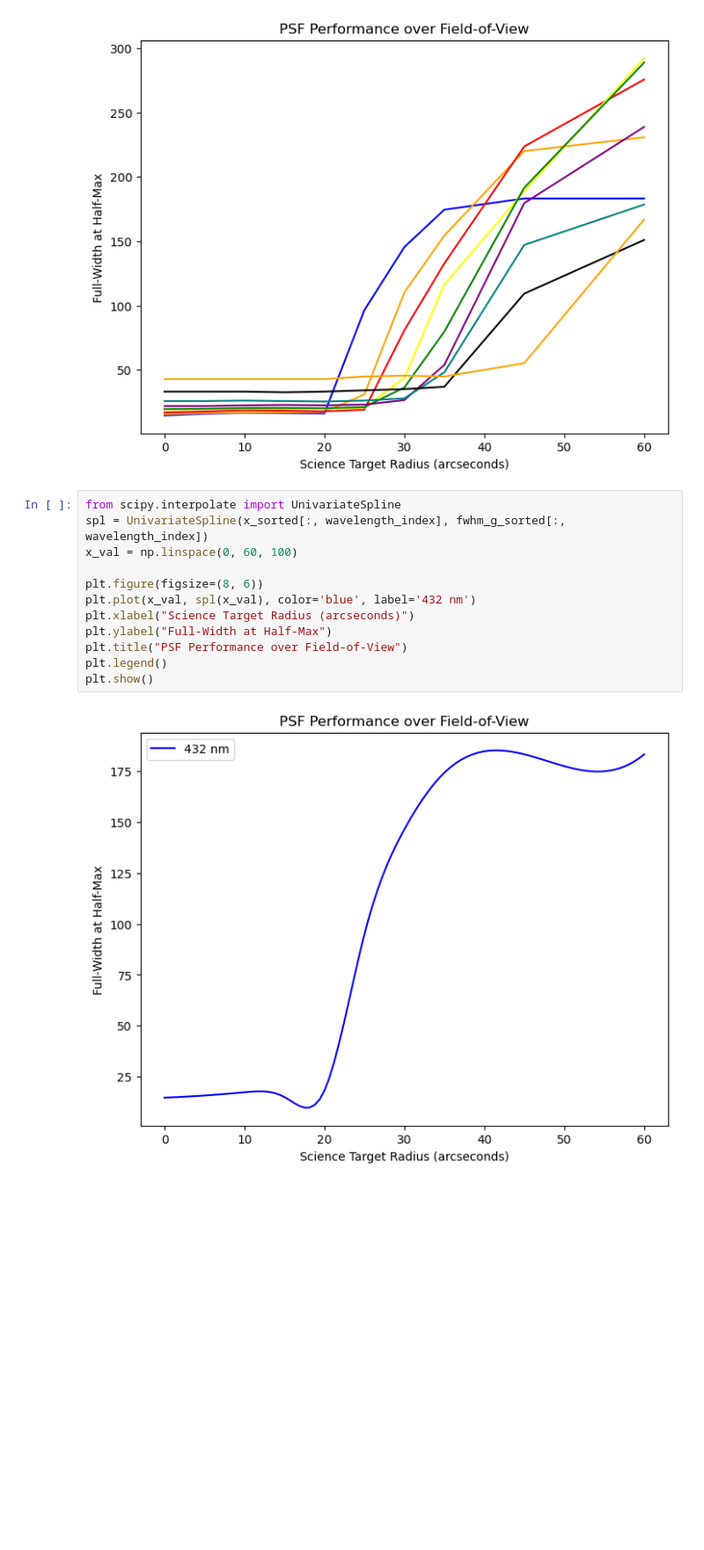
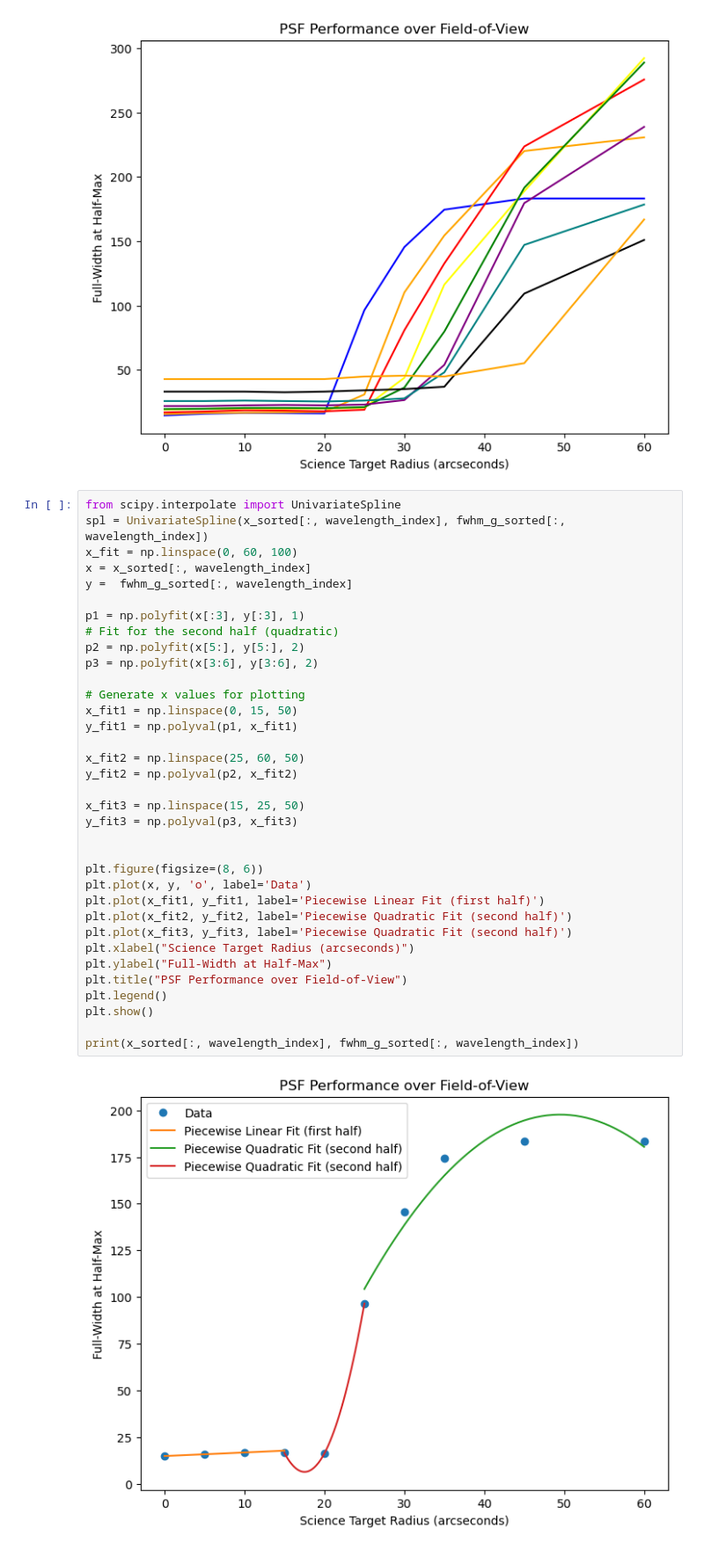
Before and after one commit to bpeck114/ulab_ao, a Jupyter notebook: plotting_many_psfs.ipynb, the cells around one changed output. Shown at 88% size. Saved outputs shown, nothing was run; the diff lists cells and outputs as text; blank space fills up the shorter version.

```diff
--- a/plotting_many_psfs.ipynb
+++ b/plotting_many_psfs.ipynb
@@ -224,14 +224,37 @@ plt.show()
 # %%
 from scipy.interpolate import UnivariateSpline
 spl = UnivariateSpline(x_sorted[:, wavelength_index], fwhm_g_sorted[:, wavelength_index])
-x_val = np.linspace(0, 60, 100)
+x_fit = np.linspace(0, 60, 100)
+x = x_sorted[:, wavelength_index]
+y =  fwhm_g_sorted[:, wavelength_index]
+
+p1 = np.polyfit(x[:3], y[:3], 1)
+# Fit for the second half (quadratic)
+p2 = np.polyfit(x[5:], y[5:], 2)
+p3 = np.polyfit(x[3:6], y[3:6], 2)
+
+# Generate x values for plotting
+x_fit1 = np.linspace(0, 15, 50)
+y_fit1 = np.polyval(p1, x_fit1)
+
+x_fit2 = np.linspace(25, 60, 50)
+y_fit2 = np.polyval(p2, x_fit2)
+
+x_fit3 = np.linspace(15, 25, 50)
+y_fit3 = np.polyval(p3, x_fit3)
+
 
 plt.figure(figsize=(8, 6))
-plt.plot(x_val, spl(x_val), color='blue', label='432 nm')
+plt.plot(x, y, 'o', label='Data')
+plt.plot(x_fit1, y_fit1, label='Piecewise Linear Fit (first half)')
+plt.plot(x_fit2, y_fit2, label='Piecewise Quadratic Fit (second half)')
+plt.plot(x_fit3, y_fit3, label='Piecewise Quadratic Fit (second half)')
 plt.xlabel("Science Target Radius (arcseconds)")
 plt.ylabel("Full-Width at Half-Max")
 plt.title("PSF Performance over Field-of-View")
 plt.legend()
 plt.show()
+
+print(x_sorted[:, wavelength_index], fwhm_g_sorted[:, wavelength_index])
 # %% [output]
-[figure, old version]
+[figure, new version]
```
Also changed, not shown: parts of 5 cells of this notebook.
